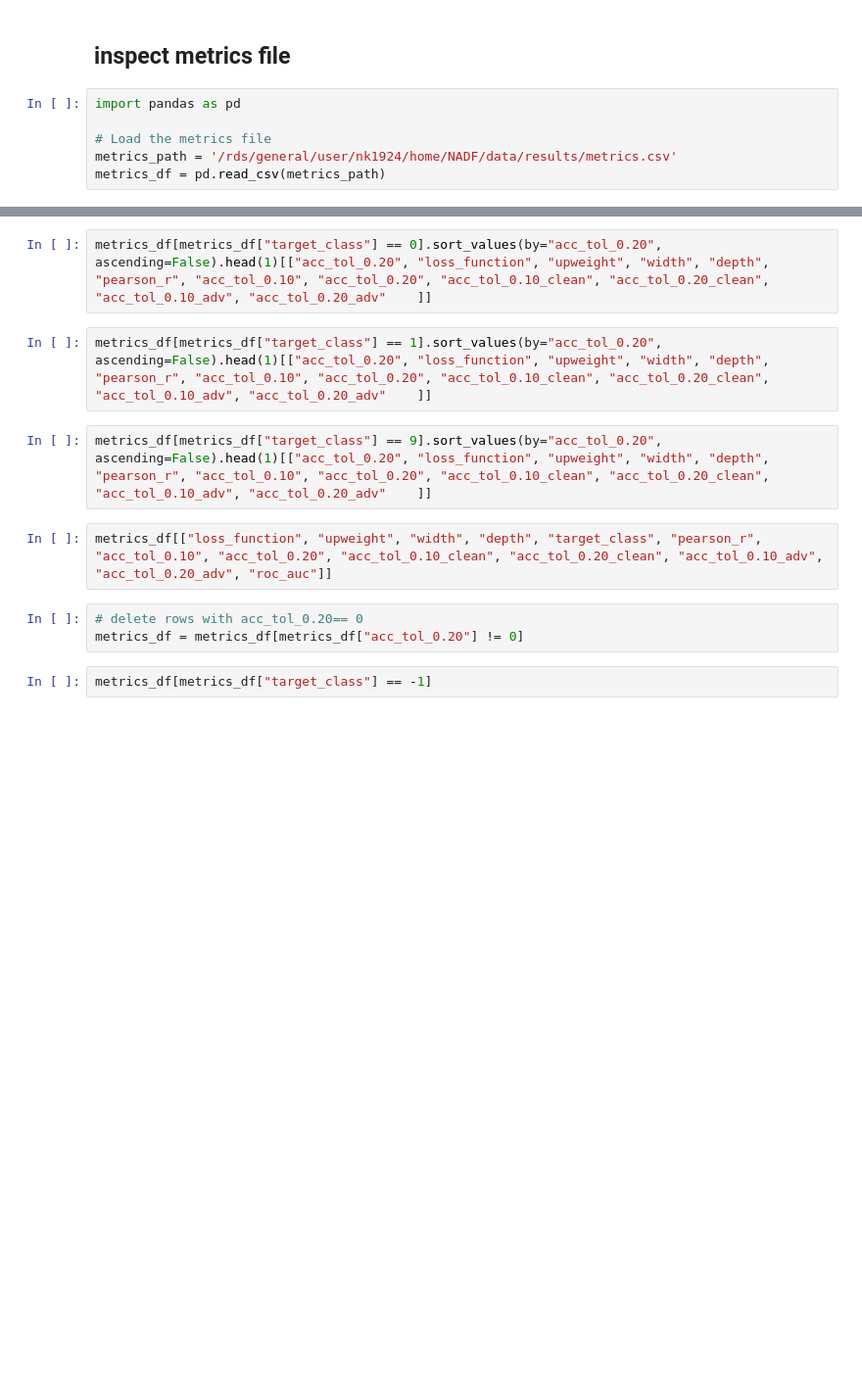
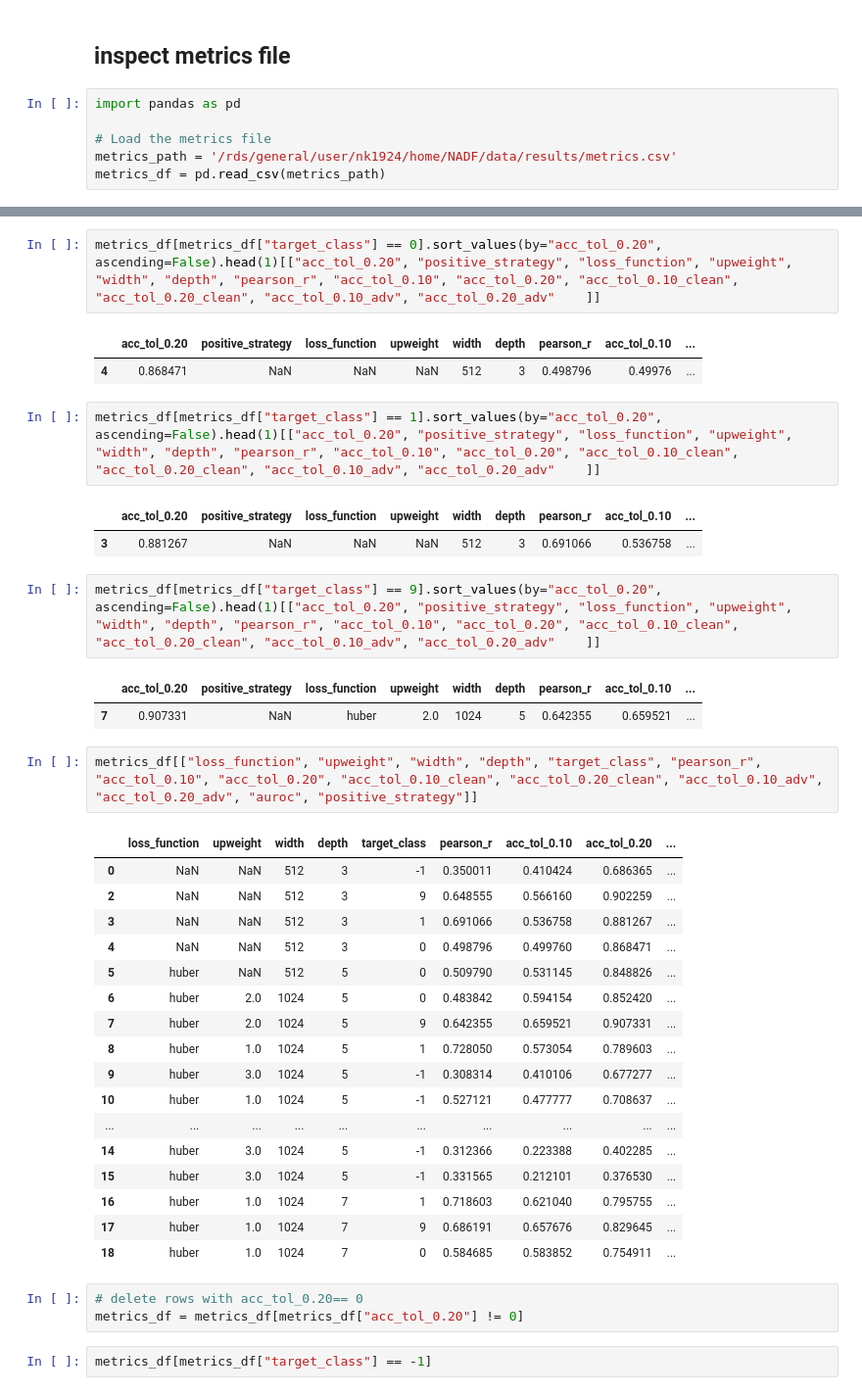
Before and after one commit to NLie2/NADF, a Jupyter notebook: notebooks/dataset.ipynb, the cells around one changed output, grey strips where cells are left out. Shown at 98% size. Saved outputs shown, nothing was run; the diff lists cells and outputs as text; blank space fills up the shorter version.

```diff
--- a/notebooks/dataset.ipynb
+++ b/notebooks/dataset.ipynb
@@ -593,11 +841,38 @@ metrics_df[metrics_df["target_class"] == -1].sort_values(by="acc_tol_0.20", asce
 # %%
-metrics_df[metrics_df["target_class"] == 0].sort_values(by="acc_tol_0.20", ascending=False).head(1)[["acc_tol_0.20", "loss_function", "upweight", "width", "depth", "pearson_r", "acc_tol_0.10", "acc_tol_0.20", "acc_tol_0.10_clean", "acc_tol_0.20_clean", "acc_tol_0.10_adv", "acc_tol_0.20_adv"    ]]
+metrics_df[metrics_df["target_class"] == 0].sort_values(by="acc_tol_0.20", ascending=False).head(1)[["acc_tol_0.20", "positive_strategy", "loss_function", "upweight", "width", "depth", "pearson_r", "acc_tol_0.10", "acc_tol_0.20", "acc_tol_0.10_clean", "acc_tol_0.20_clean", "acc_tol_0.10_adv", "acc_tol_0.20_adv"    ]]
+# %% [output]
+|  | acc_tol_0.20 | positive_strategy | loss_function | upweight | width | depth | pearson_r | acc_tol_0.10 | ... |
+| 4 | 0.868471 | NaN | NaN | NaN | 512 | 3 | 0.498796 | 0.49976 | ... |
 # %%
-metrics_df[metrics_df["target_class"] == 1].sort_values(by="acc_tol_0.20", ascending=False).head(1)[["acc_tol_0.20", "loss_function", "upweight", "width", "depth", "pearson_r", "acc_tol_0.10", "acc_tol_0.20", "acc_tol_0.10_clean", "acc_tol_0.20_clean", "acc_tol_0.10_adv", "acc_tol_0.20_adv"    ]]
+metrics_df[metrics_df["target_class"] == 1].sort_values(by="acc_tol_0.20", ascending=False).head(1)[["acc_tol_0.20", "positive_strategy", "loss_function", "upweight", "width", "depth", "pearson_r", "acc_tol_0.10", "acc_tol_0.20", "acc_tol_0.10_clean", "acc_tol_0.20_clean", "acc_tol_0.10_adv", "acc_tol_0.20_adv"    ]]
+# %% [output]
+|  | acc_tol_0.20 | positive_strategy | loss_function | upweight | width | depth | pearson_r | acc_tol_0.10 | ... |
+| 3 | 0.881267 | NaN | NaN | NaN | 512 | 3 | 0.691066 | 0.536758 | ... |
 # %%
-metrics_df[metrics_df["target_class"] == 9].sort_values(by="acc_tol_0.20", ascending=False).head(1)[["acc_tol_0.20", "loss_function", "upweight", "width", "depth", "pearson_r", "acc_tol_0.10", "acc_tol_0.20", "acc_tol_0.10_clean", "acc_tol_0.20_clean", "acc_tol_0.10_adv", "acc_tol_0.20_adv"    ]]
+metrics_df[metrics_df["target_class"] == 9].sort_values(by="acc_tol_0.20", ascending=False).head(1)[["acc_tol_0.20", "positive_strategy", "loss_function", "upweight", "width", "depth", "pearson_r", "acc_tol_0.10", "acc_tol_0.20", "acc_tol_0.10_clean", "acc_tol_0.20_clean", "acc_tol_0.10_adv", "acc_tol_0.20_adv"    ]]
+# %% [output]
+|  | acc_tol_0.20 | positive_strategy | loss_function | upweight | width | depth | pearson_r | acc_tol_0.10 | ... |
+| 7 | 0.907331 | NaN | huber | 2.0 | 1024 | 5 | 0.642355 | 0.659521 | ... |
 # %%
-metrics_df[["loss_function", "upweight", "width", "depth", "target_class", "pearson_r", "acc_tol_0.10", "acc_tol_0.20", "acc_tol_0.10_clean", "acc_tol_0.20_clean", "acc_tol_0.10_adv", "acc_tol_0.20_adv", "roc_auc"]]
+metrics_df[["loss_function", "upweight", "width", "depth", "target_class", "pearson_r", "acc_tol_0.10", "acc_tol_0.20", "acc_tol_0.10_clean", "acc_tol_0.20_clean", "acc_tol_0.10_adv", "acc_tol_0.20_adv", "auroc", "positive_strategy"]]
+# %% [output]
+|  | loss_function | upweight | width | depth | target_class | pearson_r | acc_tol_0.10 | acc_tol_0.20 | ... |
+| 0 | NaN | NaN | 512 | 3 | -1 | 0.350011 | 0.410424 | 0.686365 | ... |
+| 2 | NaN | NaN | 512 | 3 | 9 | 0.648555 | 0.566160 | 0.902259 | ... |
+| 3 | NaN | NaN | 512 | 3 | 1 | 0.691066 | 0.536758 | 0.881267 | ... |
+| 4 | NaN | NaN | 512 | 3 | 0 | 0.498796 | 0.499760 | 0.868471 | ... |
+| 5 | huber | NaN | 512 | 5 | 0 | 0.509790 | 0.531145 | 0.848826 | ... |
+| 6 | huber | 2.0 | 1024 | 5 | 0 | 0.483842 | 0.594154 | 0.852420 | ... |
+| 7 | huber | 2.0 | 1024 | 5 | 9 | 0.642355 | 0.659521 | 0.907331 | ... |
+| 8 | huber | 1.0 | 1024 | 5 | 1 | 0.728050 | 0.573054 | 0.789603 | ... |
+| 9 | huber | 3.0 | 1024 | 5 | -1 | 0.308314 | 0.410106 | 0.677277 | ... |
+| 10 | huber | 1.0 | 1024 | 5 | -1 | 0.527121 | 0.477777 | 0.708637 | ... |
+| ... | ... | ... | ... | ... | ... | ... | ... | ... | ... |
+| 14 | huber | 3.0 | 1024 | 5 | -1 | 0.312366 | 0.223388 | 0.402285 | ... |
+| 15 | huber | 3.0 | 1024 | 5 | -1 | 0.331565 | 0.212101 | 0.376530 | ... |
+| 16 | huber | 1.0 | 1024 | 7 | 1 | 0.718603 | 0.621040 | 0.795755 | ... |
+| 17 | huber | 1.0 | 1024 | 7 | 9 | 0.686191 | 0.657676 | 0.829645 | ... |
+| 18 | huber | 1.0 | 1024 | 7 | 0 | 0.584685 | 0.583852 | 0.754911 | ... |
 # %%
 # delete rows with acc_tol_0.20== 0
 metrics_df = metrics_df[metrics_df["acc_tol_0.20"] != 0]
```
Also changed, not shown: parts of 22 cells of this notebook, 5 other files.
